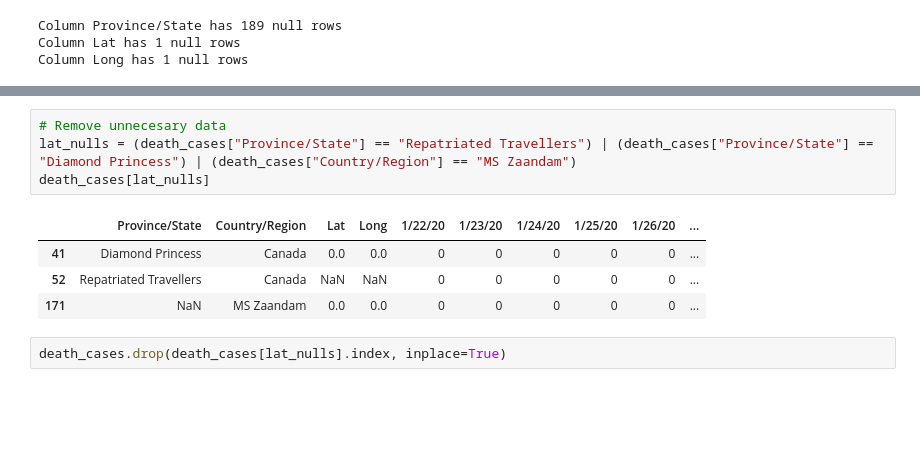
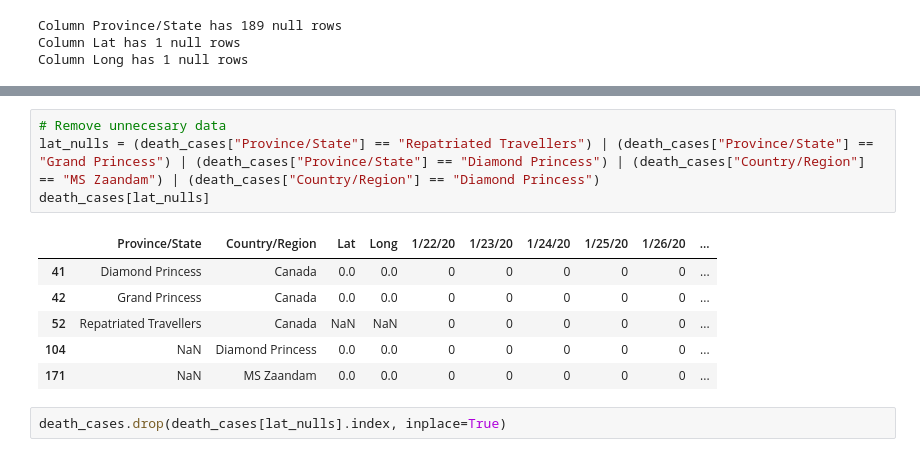
Before and after one commit to blopezpi/mid-project-bdmlpt1021, a Jupyter notebook: data/covid_19_confirmed_cases_dt.ipynb, the cells around one changed output, grey strips where cells are left out. Cells and saved outputs as stored; diff of their text form; blank space fills up the shorter version.

```diff
--- a/data/covid_19_confirmed_cases_dt.ipynb
+++ b/data/covid_19_confirmed_cases_dt.ipynb
@@ -215,11 +233,13 @@ Column Long has 1 null rows
 # %%
 # Remove unnecesary data
-lat_nulls = (death_cases["Province/State"] == "Repatriated Travellers") | (death_cases["Province/State"] == "Diamond Princess") | (death_cases["Country/Region"] == "MS Zaandam")
+lat_nulls = (death_cases["Province/State"] == "Repatriated Travellers") | (death_cases["Province/State"] == "Grand Princess") | (death_cases["Province/State"] == "Diamond Princess") | (death_cases["Country/Region"] == "MS Zaandam") | (death_cases["Country/Region"] == "Diamond Princess")
 death_cases[lat_nulls]
 # %% [output]
 |  | Province/State | Country/Region | Lat | Long | 1/22/20 | 1/23/20 | 1/24/20 | 1/25/20 | 1/26/20 | ... |
 | 41 | Diamond Princess | Canada | 0.0 | 0.0 | 0 | 0 | 0 | 0 | 0 | ... |
+| 42 | Grand Princess | Canada | 0.0 | 0.0 | 0 | 0 | 0 | 0 | 0 | ... |
 | 52 | Repatriated Travellers | Canada | NaN | NaN | 0 | 0 | 0 | 0 | 0 | ... |
+| 104 | NaN | Diamond Princess | 0.0 | 0.0 | 0 | 0 | 0 | 0 | 0 | ... |
 | 171 | NaN | MS Zaandam | 0.0 | 0.0 | 0 | 0 | 0 | 0 | 0 | ... |
 # %%
 death_cases.drop(death_cases[lat_nulls].index, inplace=True)
```
Also changed, not shown: parts of 20 cells of this notebook, 1 other file.
